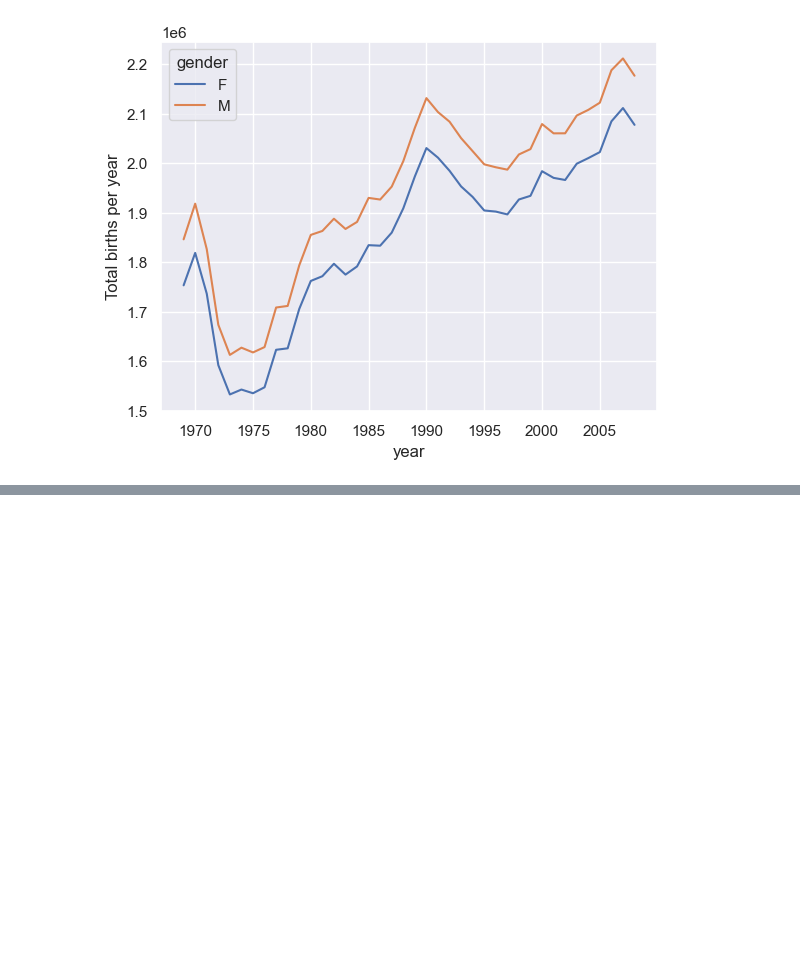
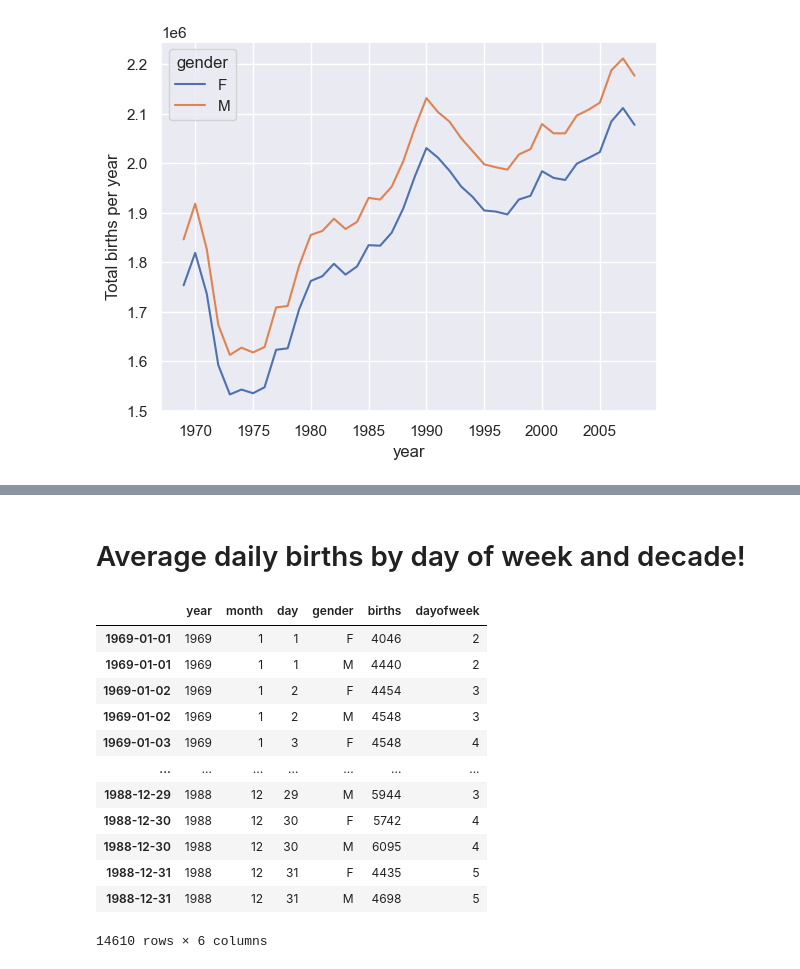
Before and after one commit to saiful-soft-dev/jupyter_project, a Jupyter notebook: USA Holiday's Birth .ipynb, the cells around one changed output, grey strips where cells are left out. Drawn from its saved outputs; the diff is of its cells as text; code cells hidden in the pictures; blank space fills up the shorter version.

```diff
--- a/USA Holiday's Birth .ipynb
+++ b/USA Holiday's Birth .ipynb
@@ -61,0 +146,26 @@ plt.show()
+# %% [markdown]
+# Average daily births by day of week and decade!
+# %%
+import matplotlib.pyplot as plt
+import matplotlib as mpl
+
+#from pandas.core.reshape.pivot import pivot_table
+#births.pivot_table('births',index='dayofweek',columns='decade',aggfunc='mean').plot()
+# births.pivot_table('births',index='year',columns='gender',aggfunc='sum').plot()
+# plt.gca().set_xticklable(['Mon','Tues','wed','Thurs','Fri','sat','sun'])
+# plt.ylabel('mean births by day')
+births
+# %% [output]
+|  | year | month | day | gender | births | dayofweek |
+| 1969-01-01 | 1969 | 1 | 1 | F | 4046 | 2 |
+| 1969-01-01 | 1969 | 1 | 1 | M | 4440 | 2 |
+| 1969-01-02 | 1969 | 1 | 2 | F | 4454 | 3 |
+| 1969-01-02 | 1969 | 1 | 2 | M | 4548 | 3 |
+| 1969-01-03 | 1969 | 1 | 3 | F | 4548 | 4 |
+| ... | ... | ... | ... | ... | ... | ... |
+| 1988-12-29 | 1988 | 12 | 29 | M | 5944 | 3 |
+| 1988-12-30 | 1988 | 12 | 30 | F | 5742 | 4 |
+| 1988-12-30 | 1988 | 12 | 30 | M | 6095 | 4 |
+| 1988-12-31 | 1988 | 12 | 31 | F | 4435 | 5 |
+| 1988-12-31 | 1988 | 12 | 31 | M | 4698 | 5 |
+14610 rows × 6 columns
```
Also changed, not shown: parts of 14 cells of this notebook.
